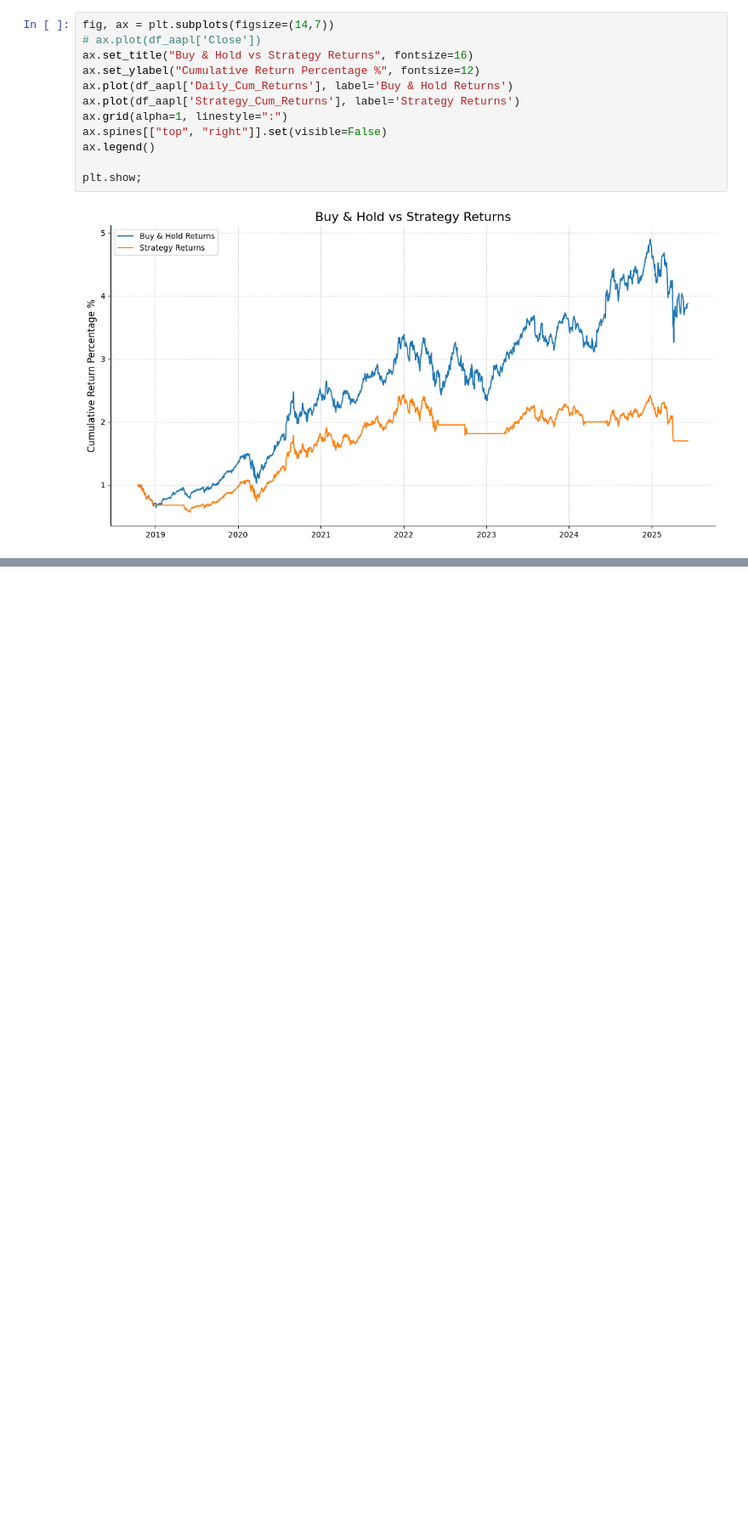
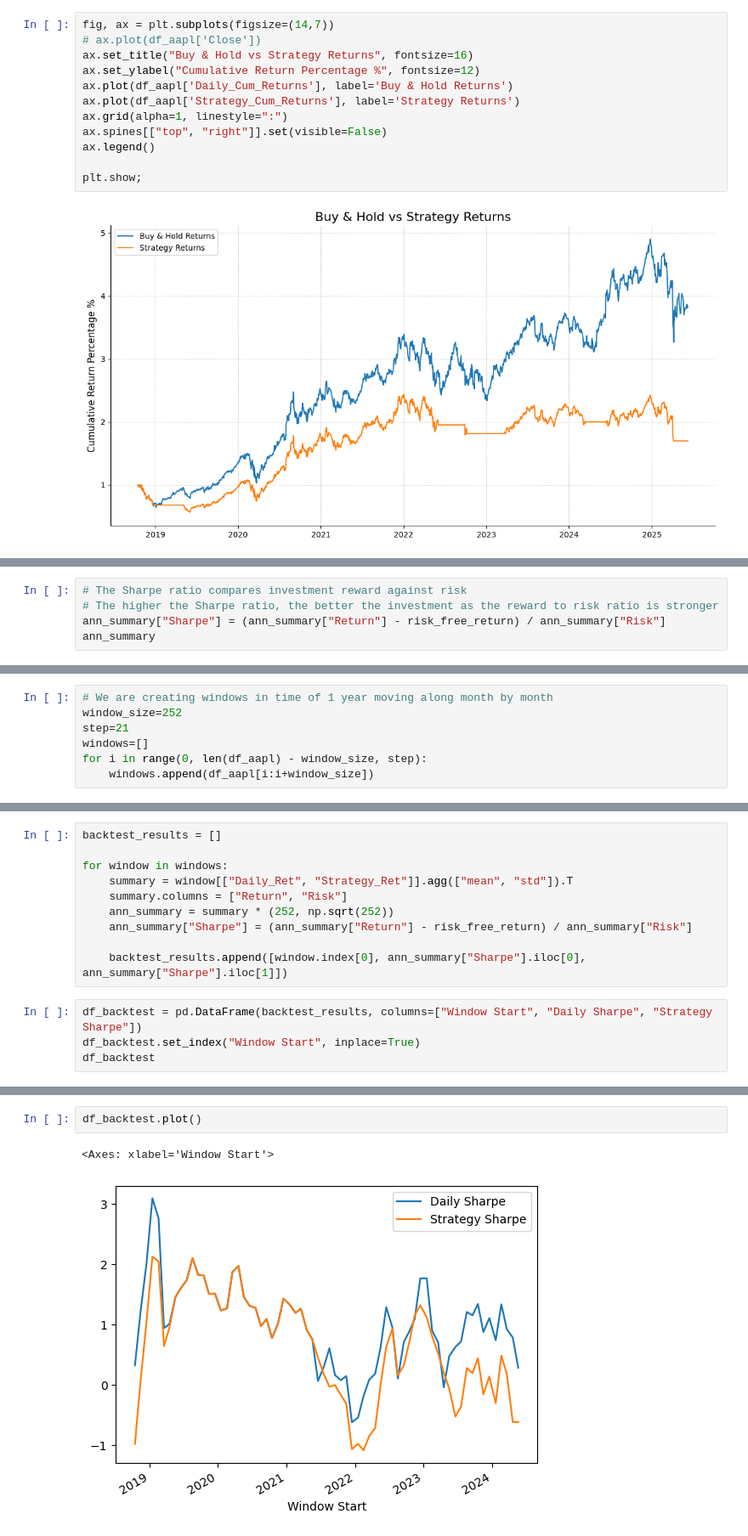
Before and after one commit to JamieW365/trading_algos, a Jupyter notebook: notebooks/moving_average_crossover.ipynb, the cells around one changed output, grey strips where cells are left out. Shown at 85% size. Drawn from its saved outputs; the diff is of its cells as text; blank space fills up the shorter version.

Commit message:
strategy backtesting with rolling windows

```diff
--- a/notebooks/moving_average_crossover.ipynb
+++ b/notebooks/moving_average_crossover.ipynb
@@ -361,0 +387,5 @@ plt.show;
+# %%
+# The Sharpe ratio compares investment reward against risk
+# The higher the Sharpe ratio, the better the investment as the reward to risk ratio is stronger
+ann_summary["Sharpe"] = (ann_summary["Return"] - risk_free_return) / ann_summary["Risk"]
+ann_summary
@@ -361,0 +403,7 @@ plt.show;
+# %%
+# We are creating windows in time of 1 year moving along month by month
+window_size=252
+step=21
+windows=[]
+for i in range(0, len(df_aapl) - window_size, step):
+    windows.append(df_aapl[i:i+window_size])
@@ -361,0 +427,14 @@ plt.show;
+# %%
+backtest_results = []
+
+for window in windows:
+    summary = window[["Daily_Ret", "Strategy_Ret"]].agg(["mean", "std"]).T
+    summary.columns = ["Return", "Risk"]
+    ann_summary = summary * (252, np.sqrt(252))
+    ann_summary["Sharpe"] = (ann_summary["Return"] - risk_free_return) / ann_summary["Risk"]
+
+    backtest_results.append([window.index[0], ann_summary["Sharpe"].iloc[0], ann_summary["Sharpe"].iloc[1]])
+# %%
+df_backtest = pd.DataFrame(backtest_results, columns=["Window Start", "Daily Sharpe", "Strategy Sharpe"])
+df_backtest.set_index("Window Start", inplace=True)
+df_backtest
@@ -361,0 +456,5 @@ plt.show;
+# %%
+df_backtest.plot()
+# %% [output]
+<Axes: xlabel='Window Start'>
+[figure, added]
```
Also changed, not shown: parts of 23 cells of this notebook.
